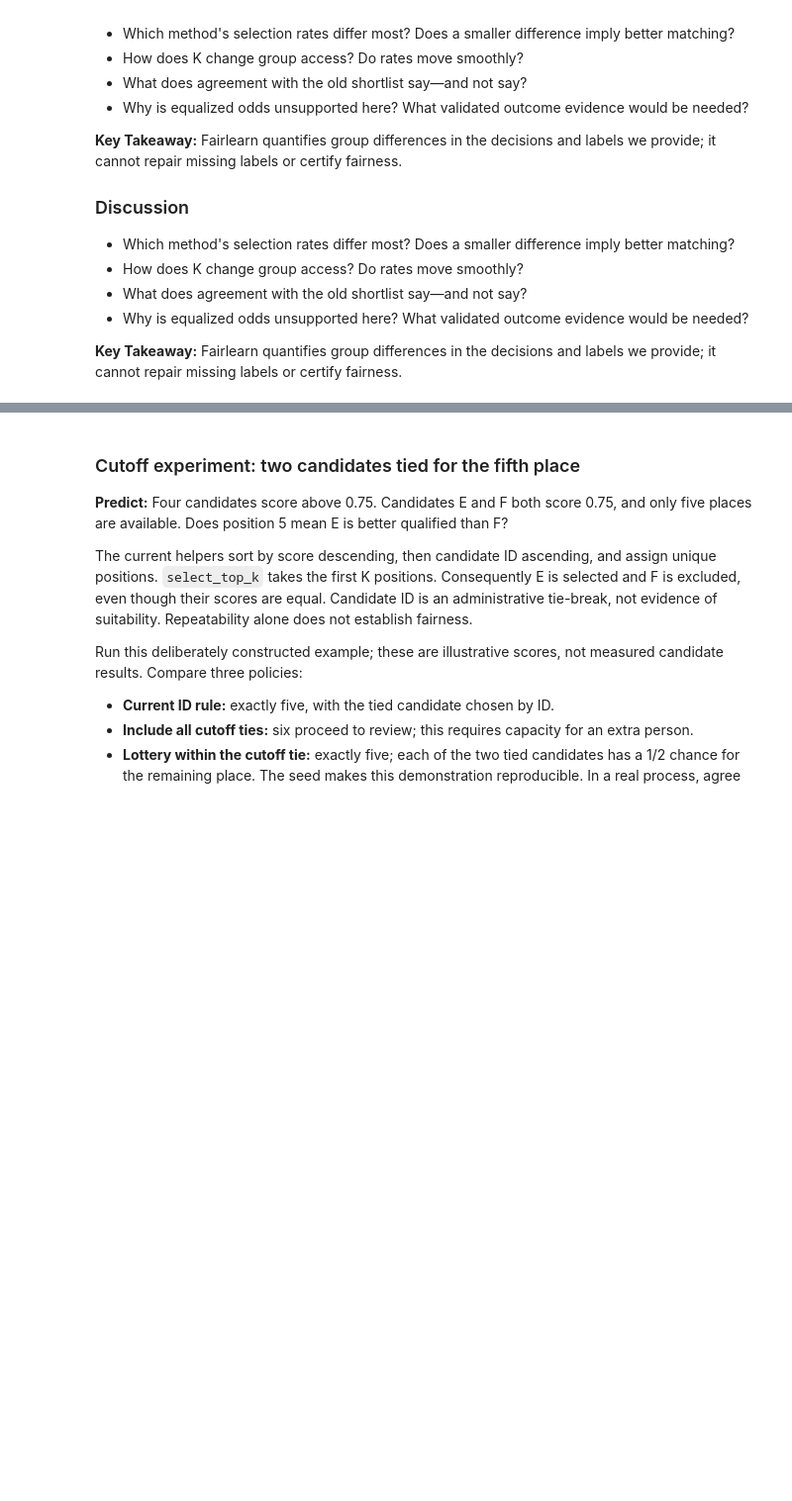
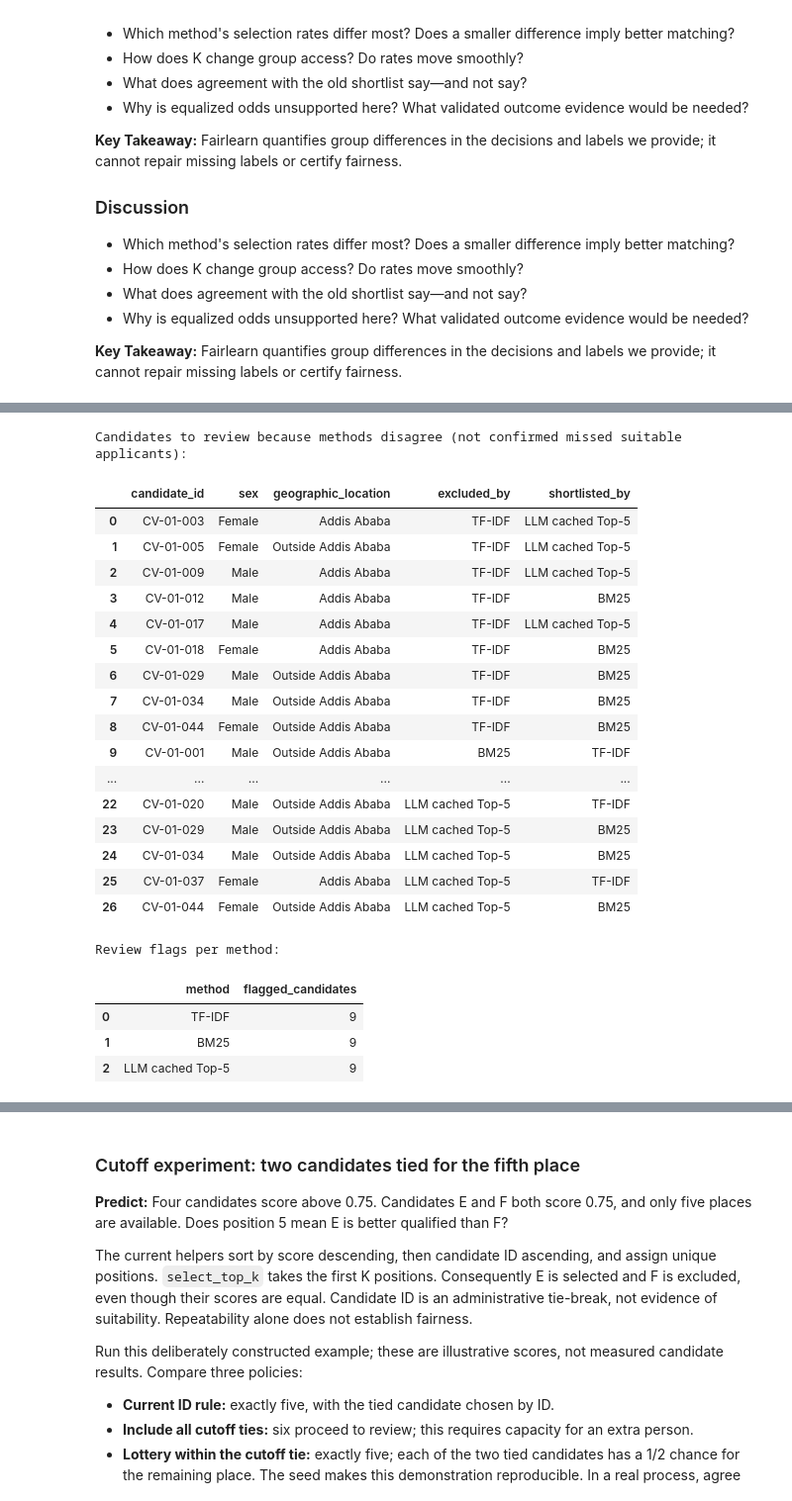
Before and after one commit to 123botieno/HR_use-case, a Jupyter notebook: job-matching-fairness/job_matching_fairness.ipynb, the cells around one changed output, grey strips where cells are left out. Shown at 99% size. Saved outputs shown, nothing was run; the diff lists cells and outputs as text; code cells hidden in the pictures; blank space fills up the shorter version.

Commit message:
Add shortlist exclusion audit outputs and standardize sex labels

```diff
--- a/job-matching-fairness/job_matching_fairness.ipynb
+++ b/job-matching-fairness/job_matching_fairness.ipynb
@@ -301,8 +301,6 @@ for attribute in ['sex', 'geographic_location']:
     )
     summary['shortlist_rate'] = summary.shortlisted / summary.applicants
     print(f"\nHistorical shortlist by {attribute}:")
-    if attribute == 'sex':
-        summary = summary.rename(index={'Woman': 'Female', 'Man': 'Male'})
     display(summary.round(3))
 
 job_history['qualification_band'] = pd.qcut(
@@ -311,7 +309,6 @@ job_history['qualification_band'] = pd.qcut(
 conditional = job_history.groupby(['qualification_band', 'sex'], observed=True).agg(
     applicants=('candidate_id', 'size'), shortlist_rate=('historical_shortlisted', 'mean')
 ).reset_index()
-conditional['sex'] = conditional['sex'].replace({'Woman': 'Female', 'Man': 'Male'})
 display(conditional.round(3))
 # %% [output]
 Synthetic history loaded for JD-01: 50 applications
@@ -419,7 +416,6 @@ for name, ranking in rankings.items():
     )
     selection_by_method[name] = selection
     group_rates, disparity = fairness_metrics(selection, 'sex')
-    group_rates['sex'] = group_rates['sex'].replace({'Woman': 'Female', 'Man': 'Male'})
     group_rates.insert(0, 'algorithm', name)
     fairness_rows.append(group_rates)
     print(name, disparity)
@@ -488,7 +484,7 @@ for method, ranking in [('TF-IDF', tfidf), ('BM25', bm25)]:
         )
         row = {'algorithm': method, 'k': k, **disparity}
         for group, values in counts.iterrows():
-            prefix = {'Woman': 'female', 'Man': 'male'}.get(
+            prefix = {'Female': 'female', 'Male': 'male'}.get(
                 group, str(group).lower().replace(' ', '_')
             )
             row[f'{prefix}_selected'] = int(values.selected)
@@ -528,0 +535,43 @@ Why did TF-IDF and cached LLM land on the same 2/3 group split? The ranking meth
+# %%
+from fairlearn.metrics import MetricFrame, selection_rate
+
+shortlist_sets = {
+    name: set(select_top_k(frame, 5).candidate_id)
+    for name, frame in rankings.items()
+}
+miss_pool = history.loc[history.job_id == JOB_ID,
+    ['candidate_id', 'sex', 'geographic_location']].copy()
+assert miss_pool.candidate_id.is_unique
+exclusion_rows, review_rows = [], []
+for method, chosen in shortlist_sets.items():
+    audit = miss_pool.assign(excluded=(~miss_pool.candidate_id.isin(chosen)).astype(int))
+    for attribute in ['sex', 'geographic_location']:
+        # selection_rate counts 1s; here 1 means excluded, not selected.
+        # Dummy y_true is ignored by this metric: no suitability labels are assumed.
+        mf = MetricFrame(metrics=selection_rate,
+                         y_true=[0] * len(audit), y_pred=audit.excluded,
+                         sensitive_features=audit[attribute])
+        counts = audit.groupby(attribute).excluded.agg(excluded='sum', applicants='size')
+        counts['exclusion_rate'] = mf.by_group
+        counts['excluded/applicants'] = counts.excluded.astype(str) + '/' + counts.applicants.astype(str)
+        counts = counts.reset_index().rename(columns={attribute: 'group'})
+        exclusion_rows.append(counts.assign(method=method, attribute=attribute))
+    other_ids = set().union(*(ids for name, ids in shortlist_sets.items() if name != method))
+    flagged = audit.loc[audit.candidate_id.isin(other_ids - chosen)].copy()
+    flagged['excluded_by'] = method
+    flagged['shortlisted_by'] = flagged.candidate_id.map(
+        lambda cid: ', '.join(name for name, ids in shortlist_sets.items() if cid in ids)
+    )
+    review_rows.append(flagged.drop(columns='excluded'))
+
+exclusion_results = pd.concat(exclusion_rows, ignore_index=True)
+review_flags = pd.concat(review_rows, ignore_index=True)
+display(exclusion_results[['method', 'attribute', 'group', 'excluded/applicants', 'exclusion_rate']])
+print('Candidates to review because methods disagree (not confirmed missed suitable applicants):')
+display(review_flags)
+print('Review flags per method:')
+display(pd.DataFrame([
+    {'method': method, 'flagged_candidates': int((review_flags.excluded_by == method).sum())}
+    for method in rankings
+]))
+# %% [output]
@@ -528,0 +591,23 @@ Why did TF-IDF and cached LLM land on the same 2/3 group split? The ranking meth
+Candidates to review because methods disagree (not confirmed missed suitable applicants):
+|  | candidate_id | sex | geographic_location | excluded_by | shortlisted_by |
+| 0 | CV-01-003 | Female | Addis Ababa | TF-IDF | LLM cached Top-5 |
+| 1 | CV-01-005 | Female | Outside Addis Ababa | TF-IDF | LLM cached Top-5 |
+| 2 | CV-01-009 | Male | Addis Ababa | TF-IDF | LLM cached Top-5 |
+| 3 | CV-01-012 | Male | Addis Ababa | TF-IDF | BM25 |
+| 4 | CV-01-017 | Male | Addis Ababa | TF-IDF | LLM cached Top-5 |
+| 5 | CV-01-018 | Female | Addis Ababa | TF-IDF | BM25 |
+| 6 | CV-01-029 | Male | Outside Addis Ababa | TF-IDF | BM25 |
+| 7 | CV-01-034 | Male | Outside Addis Ababa | TF-IDF | BM25 |
+| 8 | CV-01-044 | Female | Outside Addis Ababa | TF-IDF | BM25 |
+| 9 | CV-01-001 | Male | Outside Addis Ababa | BM25 | TF-IDF |
+| ... | ... | ... | ... | ... | ... |
+| 22 | CV-01-020 | Male | Outside Addis Ababa | LLM cached Top-5 | TF-IDF |
+| 23 | CV-01-029 | Male | Outside Addis Ababa | LLM cached Top-5 | BM25 |
+| 24 | CV-01-034 | Male | Outside Addis Ababa | LLM cached Top-5 | BM25 |
+| 25 | CV-01-037 | Female | Addis Ababa | LLM cached Top-5 | TF-IDF |
+| 26 | CV-01-044 | Female | Outside Addis Ababa | LLM cached Top-5 | BM25 |
+Review flags per method:
+|  | method | flagged_candidates |
+| 0 | TF-IDF | 9 |
+| 1 | BM25 | 9 |
+| 2 | LLM cached Top-5 | 9 |
```
Also changed, not shown: parts of 5 cells of this notebook, 1 other file.
